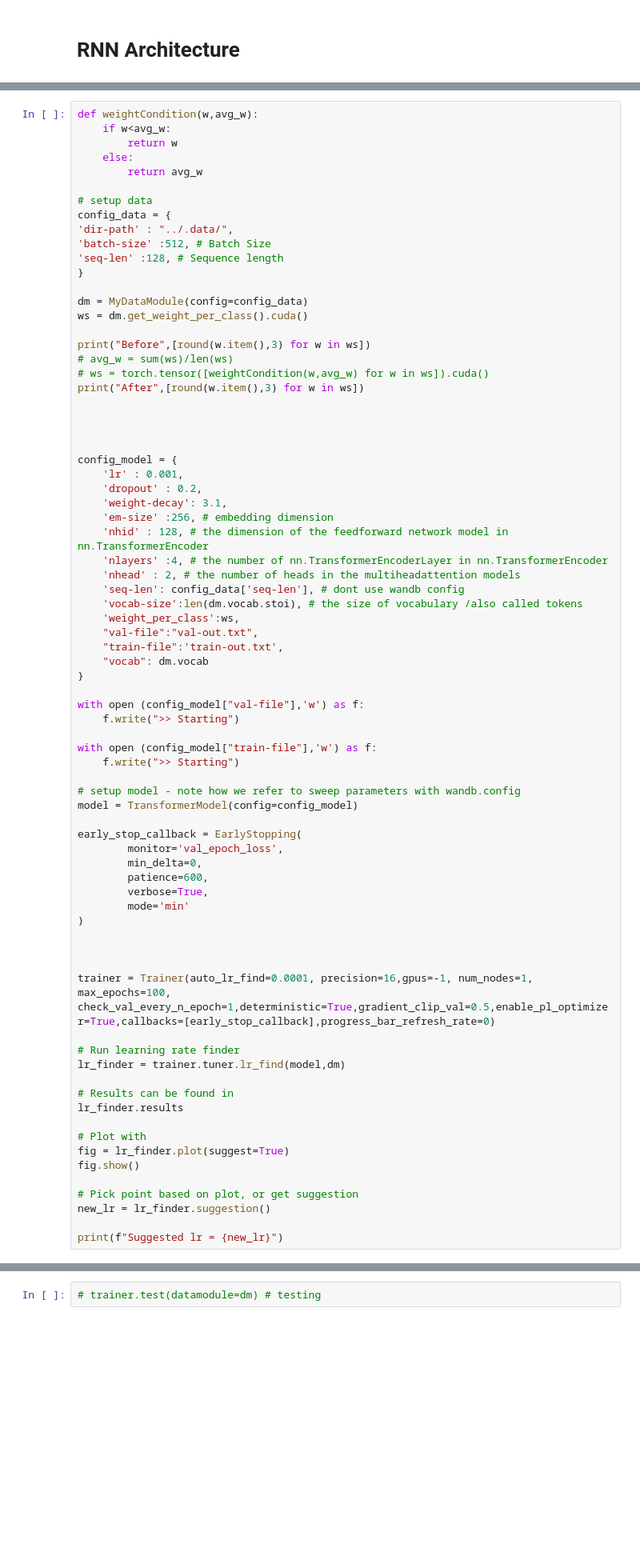
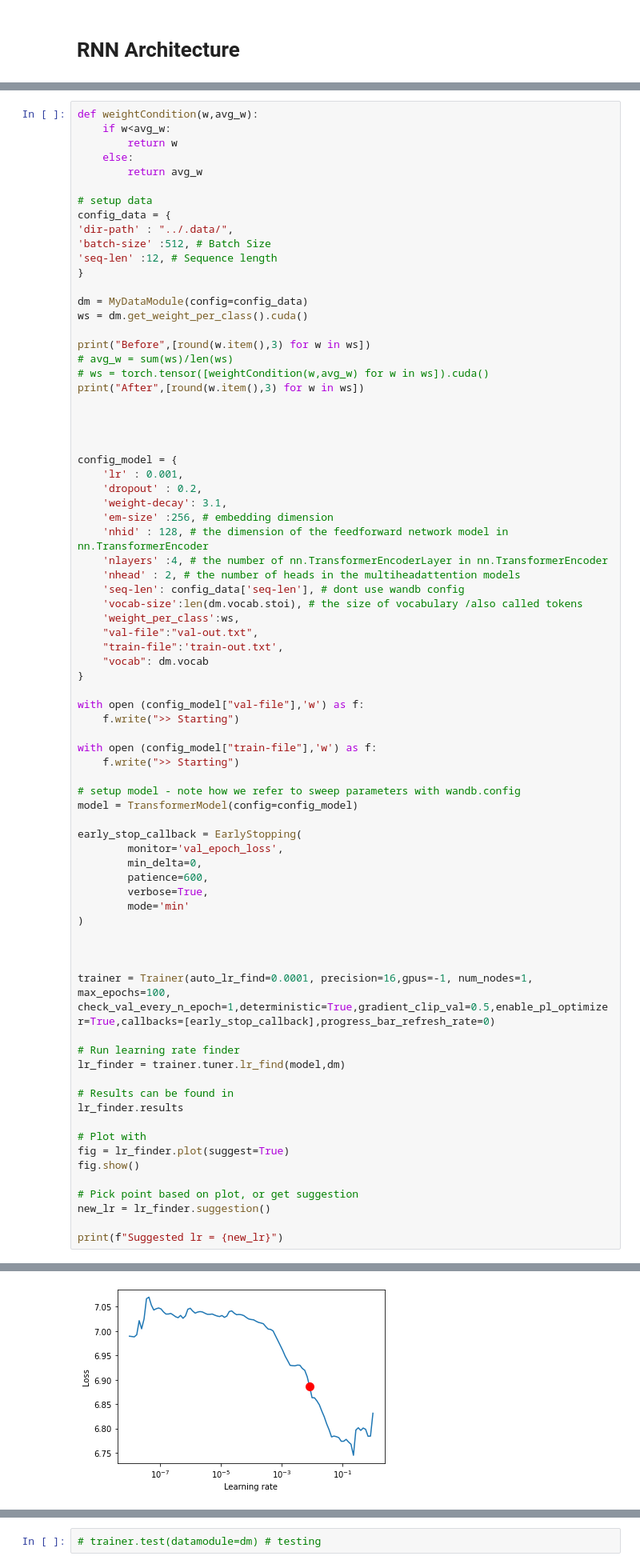
Before and after one commit to warisgill/predict-future-alarms, a Jupyter notebook: project/alarm_prediction_rnn_transformer.ipynb, the cells around one changed output, grey strips where cells are left out. Shown: that part at 80% size. Drawn from its saved outputs; the diff is of its cells as text; blank space fills up the shorter version.

```diff
--- a/project/alarm_prediction_rnn_transformer.ipynb
+++ b/project/alarm_prediction_rnn_transformer.ipynb
@@ -635,7 +637,7 @@ def weightCondition(w,avg_w):
 config_data = {
 'dir-path' : "../.data/",
 'batch-size' :512, # Batch Size
-'seq-len' :128, # Sequence length
+'seq-len' :12, # Sequence length
 }
 
 dm = MyDataModule(config=config_data)
@@ -700,3 +702,4 @@ fig.show()
 new_lr = lr_finder.suggestion()
 
 print(f"Suggested lr = {new_lr}")
+# %% [output]
@@ -703,3 +735,4 @@ print(f"Suggested lr = {new_lr}")
+[figure, added]
 # %%
 model.hparams.lr = new_lr/100 #7.5e-12 # can devide by 10
 
```
Also changed, not shown: parts of 5 cells of this notebook.
